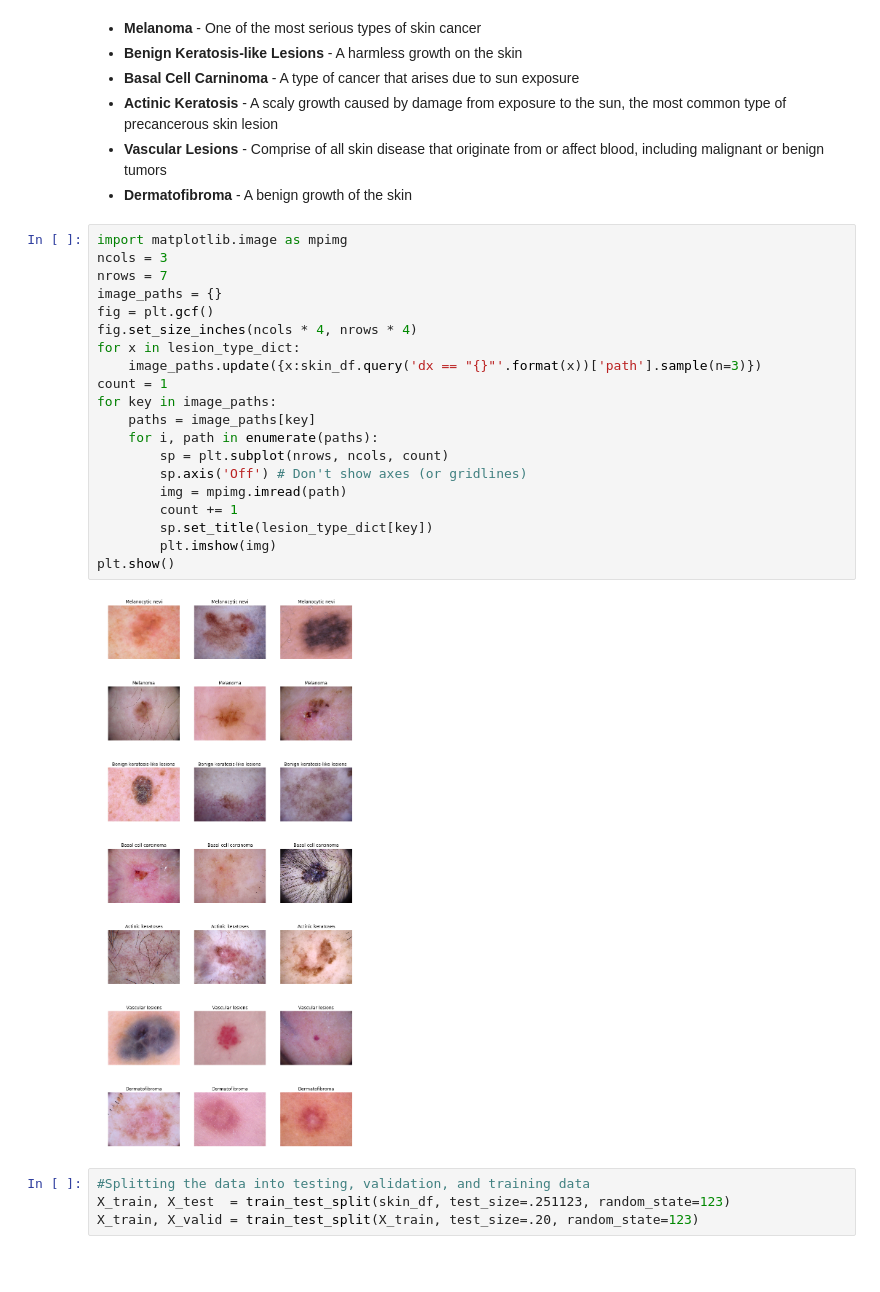
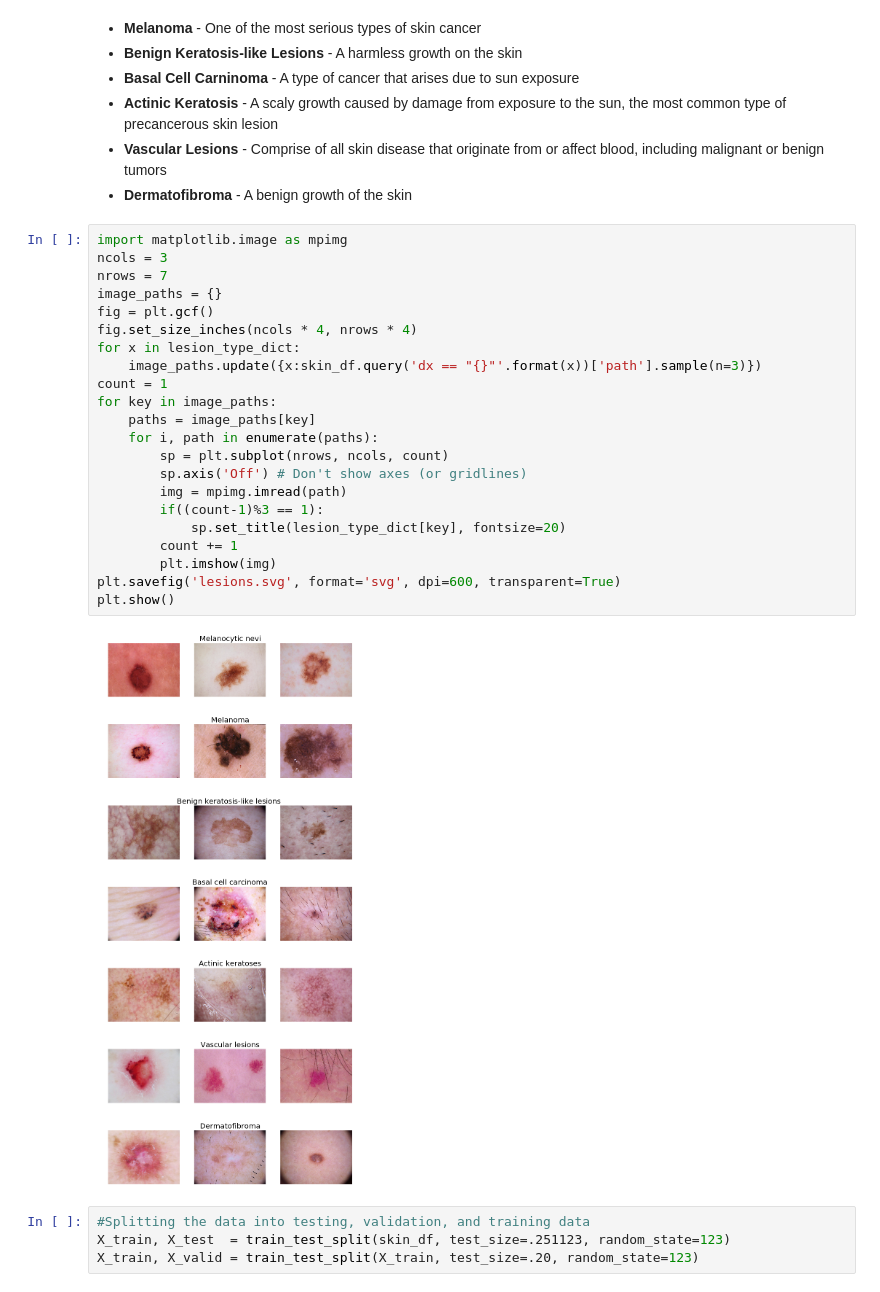
Before and after one commit to KennyHPL/Applied-ML, a Jupyter notebook: 144Project.ipynb, the cells around one changed output. Saved outputs shown, nothing was run; the diff lists cells and outputs as text; blank space fills up the shorter version.

```diff
--- a/144Project.ipynb
+++ b/144Project.ipynb
@@ -138,25 +136,27 @@ These are some samples of the different types of leions we're looking at in the
 # %%
 import matplotlib.image as mpimg
 ncols = 3
 nrows = 7
 image_paths = {}
 fig = plt.gcf()
 fig.set_size_inches(ncols * 4, nrows * 4)
 for x in lesion_type_dict:
     image_paths.update({x:skin_df.query('dx == "{}"'.format(x))['path'].sample(n=3)})
 count = 1
 for key in image_paths:
     paths = image_paths[key]
     for i, path in enumerate(paths):
         sp = plt.subplot(nrows, ncols, count)
         sp.axis('Off') # Don't show axes (or gridlines)
         img = mpimg.imread(path)
+        if((count-1)%3 == 1):
+            sp.set_title(lesion_type_dict[key], fontsize=20)
         count += 1
-        sp.set_title(lesion_type_dict[key])
         plt.imshow(img)
+plt.savefig('lesions.svg', format='svg', dpi=600, transparent=True)
 plt.show()
 # %% [output]
-[figure, old version]
+[figure, new version]
 # %%
 #Splitting the data into testing, validation, and training data
 X_train, X_test  = train_test_split(skin_df, test_size=.251123, random_state=123)
```
Also changed, not shown: parts of 8 cells of this notebook, 1 other file.
